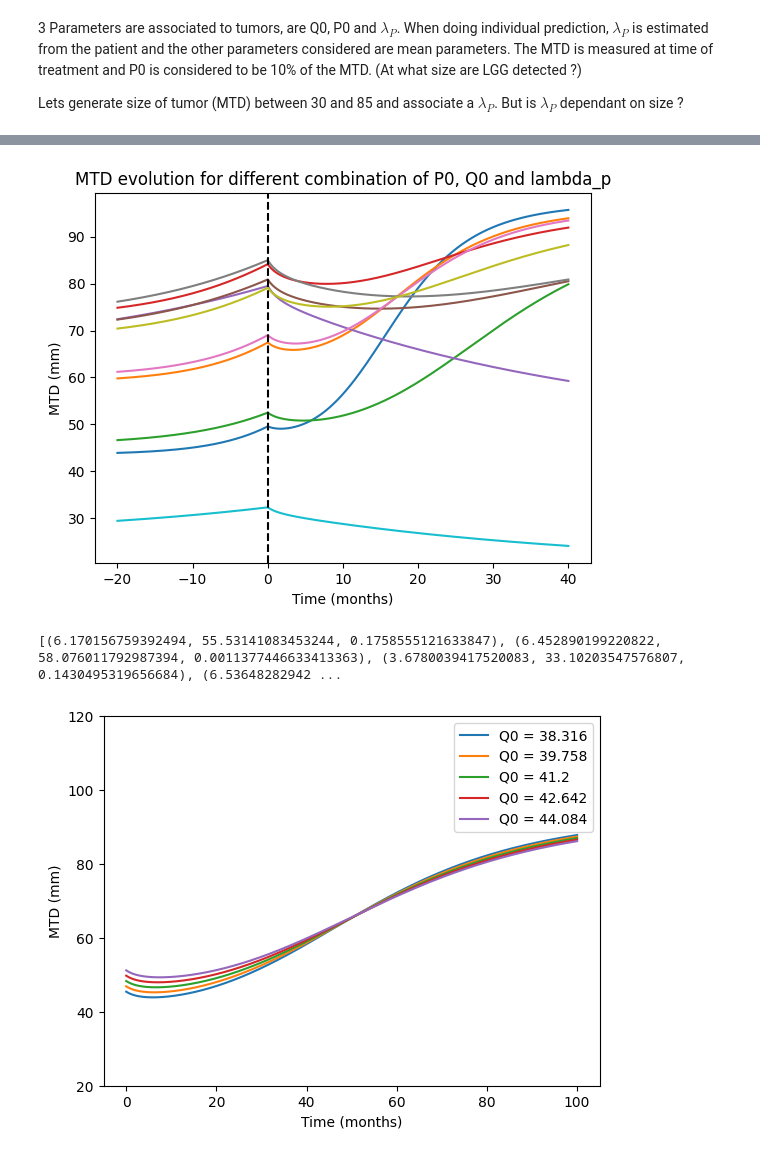
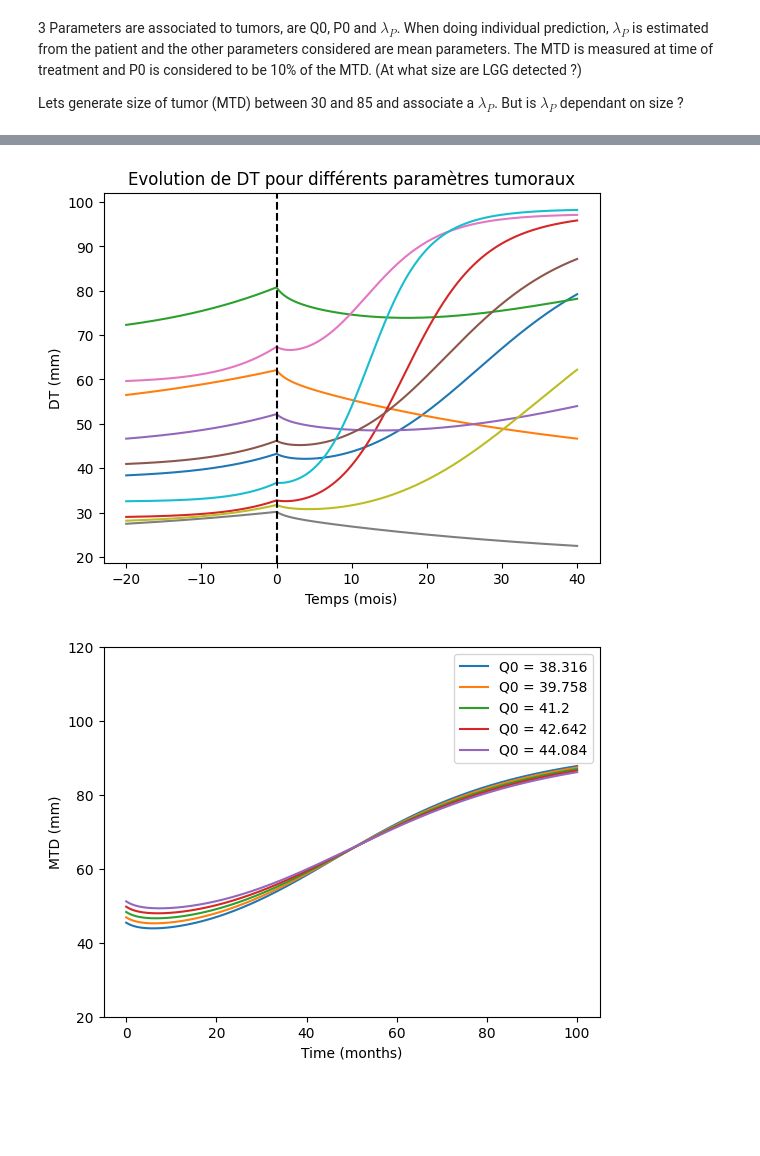
Before and after one commit to ambrejaeger/TP-M2, a Jupyter notebook: TP_parameters_exploration.ipynb, the cells around one changed output, grey strips where cells are left out. Cells and saved outputs as stored; diff of their text form; code cells hidden in the pictures; blank space fills up the shorter version.

Commit message:
Image + rapport.tex

```diff
--- a/TP_parameters_exploration.ipynb
+++ b/TP_parameters_exploration.ipynb
@@ -80,41 +71,37 @@ def random_evolution_MTD(param):
     P0 = 0.1*MTD
     Q0 = MTD - P0
 
     value = np.random.normal(0.121, 0.121*72/100)
     if value >= 0:
         lambda_p = value
     else:
         lambda_p = 0
 
     #The other parameters are the one of TMZ
     y0 = (1.0, P0, Q0, 0.0)
     y0_growth = (0.0, P0, Q0, 0.0)
     parameters["lambda_p"] = lambda_p
     parameters_growth = (lambda_p, parameters["k_P_Q"], 100)
 
     y = odeint(derivees, y0, np.linspace(0, 80, 800), args=(parameters, ))
     y_growth = odeint(growth_no_treatment, y0_growth, np.linspace(0, 20, 200), args=(parameters_growth, ))
     evol = np.concatenate((np.flip(y_growth), y), axis=0)
     return evol, (P0, Q0, lambda_p)
 
 Param = []
 for i in range(10):
     evol, param = random_evolution_MTD(parameters_TMZ)
     plt.plot(np.concatenate((np.linspace(-20, 0, 200), np.linspace(0, 40, 800))), evol[:, 1] + evol[:, 2] + evol[:, 3], label = str(i))
     Param += [param]
 
 plt.axvline(x=0, color='k', linestyle='--')
-plt.xlabel('Time (months)')
-plt.ylabel('MTD (mm)')
-plt.title('MTD evolution for different combination of P0, Q0 and lambda_p')
+plt.xlabel('Temps (mois)')
+plt.ylabel('DT (mm)')
+plt.title('Evolution de DT pour différents paramètres tumoraux')
 
 plt.show()
 # %% [output]
-[figure, old version]
+[figure, new version]
-# %%
-print(Param)
-# %% [output]
-[(6.170156759392494, 55.53141083453244, 0.1758555121633847), (6.452890199220822, 58.076011792987394, 0.0011377446633413363), (3.6780039417520083, 33.10203547576807, 0.1430495319656684), (6.53648282942 ...
 # %%
 
 #Testing different initial conditions we make the initial conditions vary according to the interindividuality observed for the PCV
```
Also changed, not shown: parts of 11 cells of this notebook, 12 other files.
